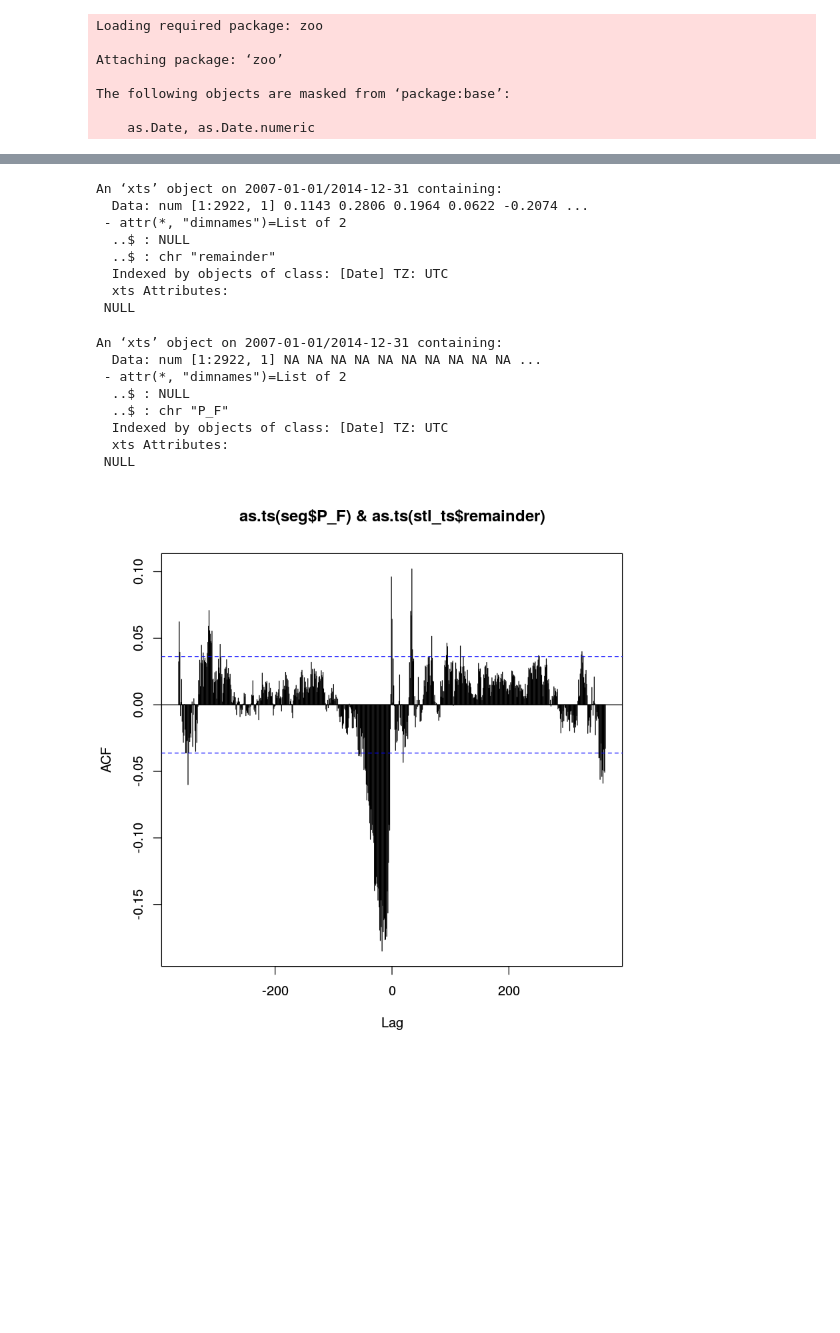
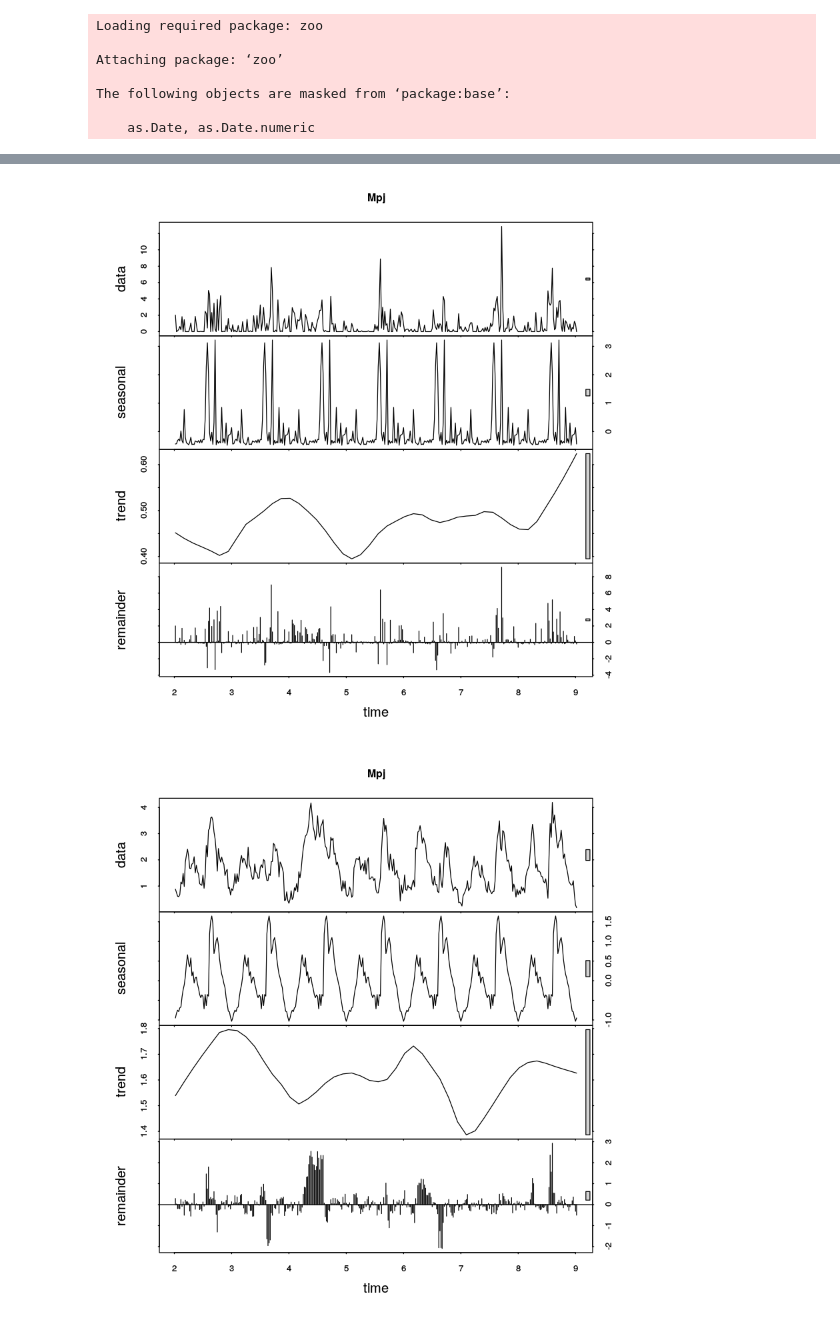
Before and after one commit to gremau/NMEG_seasonality, a Jupyter notebook: lagged_P_SWC_response.ipynb, the cells around one changed output, grey strips where cells are left out. Drawn from its saved outputs; the diff is of its cells as text; code cells hidden in the pictures; blank space fills up the shorter version.

Commit message:
Lagged ccf functions

```diff
--- a/lagged_P_SWC_response.ipynb
+++ b/lagged_P_SWC_response.ipynb
@@ -100,5 +53,0 @@ An ‘xts’ object on 2007-01-01/2014-12-31 containing:
-# %%
-ts1 <- seg$FC_F_g_int
-attr(ts1, 'frequency') <- 365
-ts1_stl <- stl(as.ts(ts1), s.window="per", na.action=na.omit, robust=TRUE)
-plot(ts1_stl)
@@ -107,31 +54,18 @@ plot(ts1_stl)
-# %%
-# Make a timeseries our of this decomposition
-stl_ts <- as.xts(zoo(ts1_stl$time.series, time(mpj)))
-# Check index
-str(stl_ts$remainder)
-# %% [output]
-An ‘xts’ object on 2007-01-01/2014-12-31 containing:
-  Data: num [1:2922, 1] 0.1143 0.2806 0.1964 0.0622 -0.2074 ...
- - attr(*, "dimnames")=List of 2
-  ..$ : NULL
-  ..$ : chr "remainder"
-  Indexed by objects of class: [Date] TZ: UTC
-  xts Attributes:
- NULL
-# %%
-# Calculate the 30 day rolling precip sum
-p_1m_sum <- rollapply(seg$P_F, 30, sum, align = "right")
-str(p_1m_sum) # Make sure time indices are same as above
-# %% [output]
-An ‘xts’ object on 2007-01-01/2014-12-31 containing:
-  Data: num [1:2922, 1] NA NA NA NA NA NA NA NA NA NA ...
- - attr(*, "dimnames")=List of 2
-  ..$ : NULL
-  ..$ : chr "P_F"
-  Indexed by objects of class: [Date] TZ: UTC
-  xts Attributes:
- NULL
+# %%
+
+get_decomp_remainder <- function(dframe, site, per=52, plotdecomp=TRUE){
+    ts1 <- apply.weekly(dframe, mean)
+    attr(ts1, 'frequency') <- 52
+    # Timeseries decomp
+    decomp_ts1 <- stl(as.ts(ts1), s.window="per", na.action=na.omit, robust=TRUE)
+    if (plotdecomp==TRUE){ plot(decomp_ts1, main=site)}
+    # Not sure why making a zoo first is needed
+    decomp <- as.xts(zoo(decomp_ts1$time.series, index(dframe)))
+    return(decomp$remainder)
+
+}
 # %%
-ccf(as.ts(seg$P_F), as.ts(stl_ts$remainder), lag.max=365)
+ccf(as.ts(get_decomp_remainder(mpj$P_F, 'Mpj')), as.ts(get_decomp_remainder(mpj$GPP_g_int, 'Mpj')), lag.max=52, na.action=na.omit)
 # %% [output]
-[figure, old version]
+[figure, new version]
+[figure, added]
```
Also changed, not shown: parts of 8 cells of this notebook.
